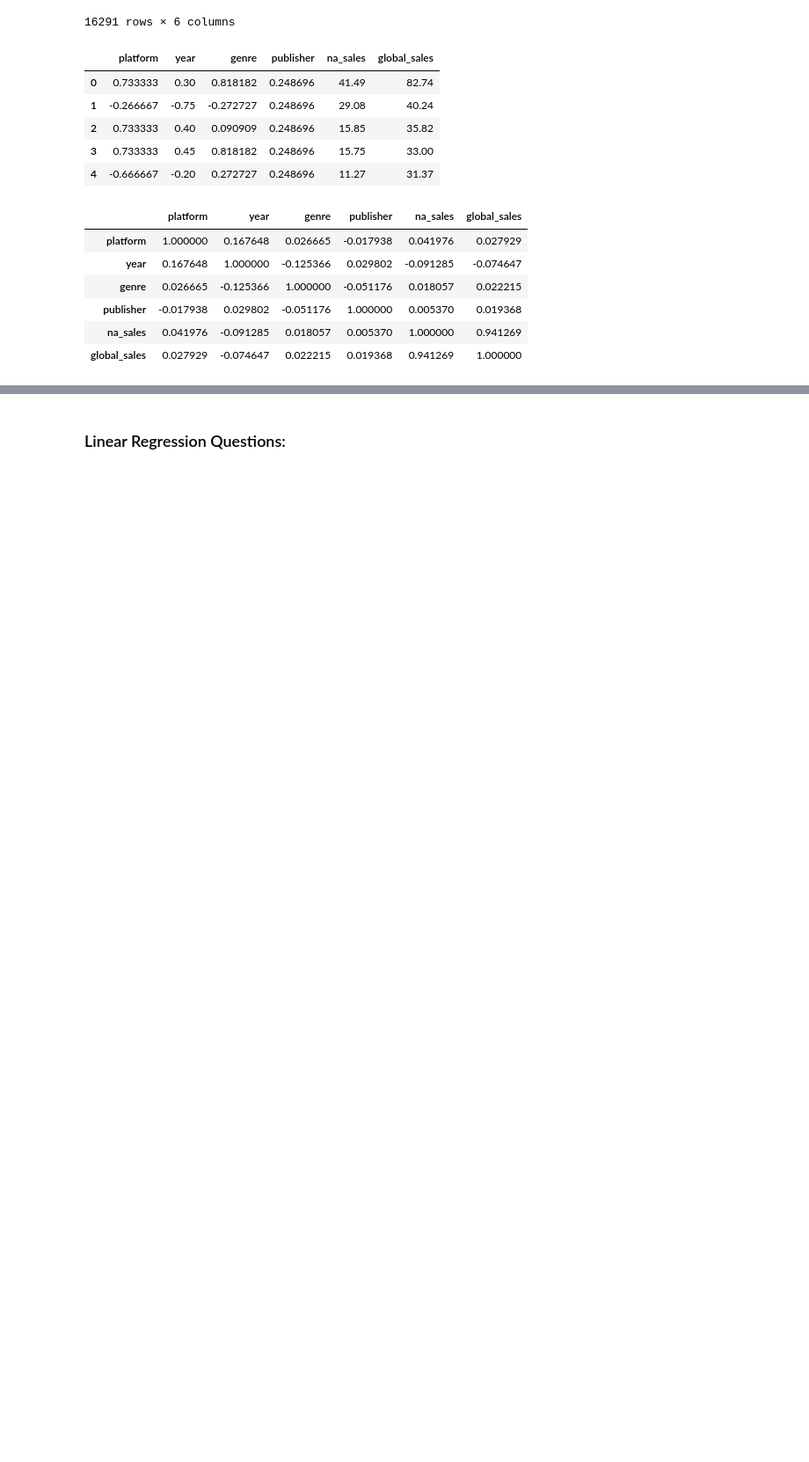
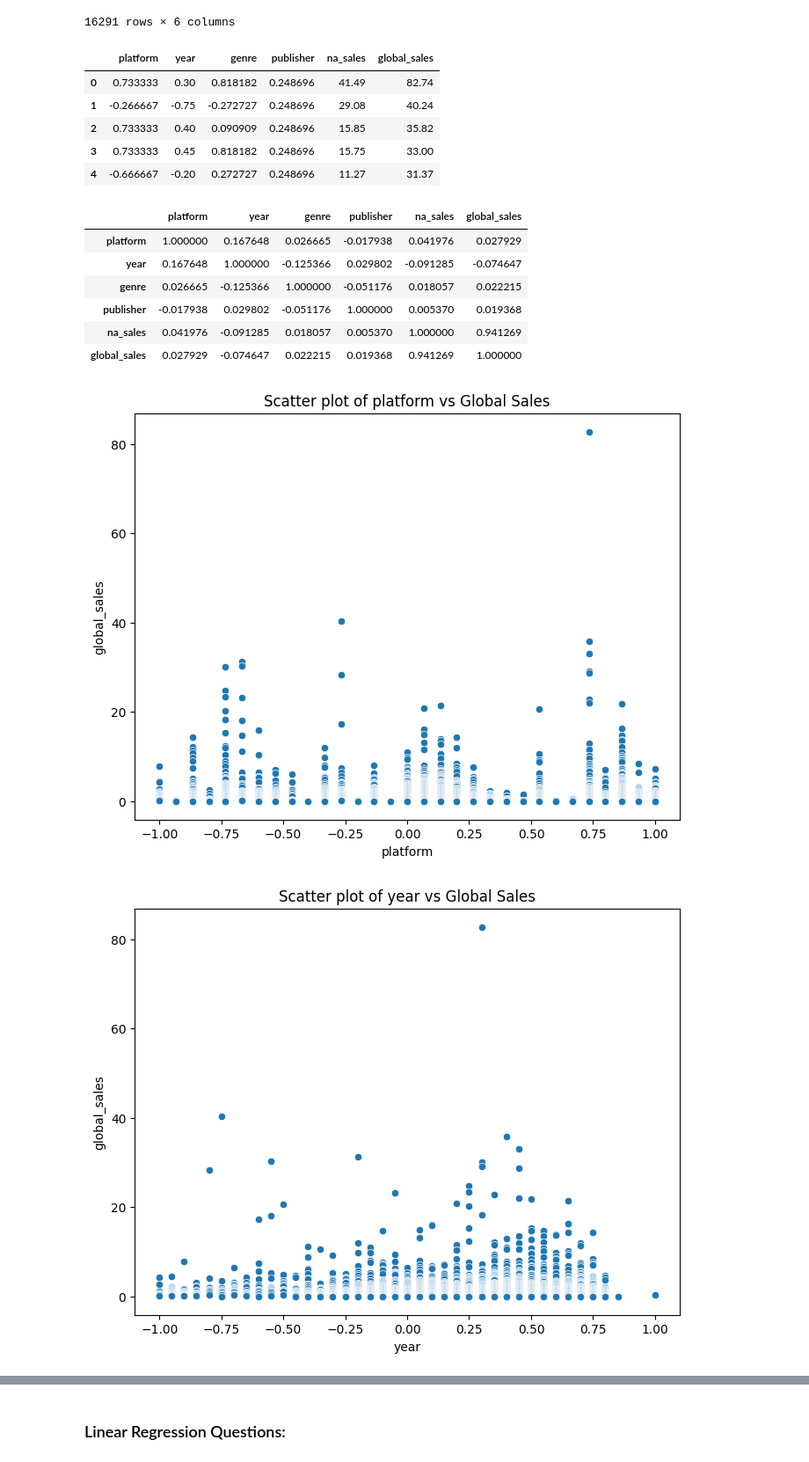
Before and after one commit to rudedude693/FSA_devops, a Jupyter notebook: notebooks/unit3/lesson_INC6/INC_6_Save_the_Princess.ipynb, the cells around one changed output, grey strips where cells are left out. Shown at 88% size. Saved outputs shown, nothing was run; the diff lists cells and outputs as text; code cells hidden in the pictures; blank space fills up the shorter version.

```diff
--- a/notebooks/unit3/lesson_INC6/INC_6_Save_the_Princess.ipynb
+++ b/notebooks/unit3/lesson_INC6/INC_6_Save_the_Princess.ipynb
@@ -221,3 +218,12 @@ df_VideoGameCleaned.corr()
 | global_sales | 0.027929 | -0.074647 | 0.022215 | 0.019368 | 0.941269 | 1.000000 |
 # %%
 # create a 2D scatter plot to 'eyeball' the relationship between your chosen feature and global_sales
+for feature in df_VideoGameCleaned.columns:
+    if feature != 'global_sales':
+        plt.figure(figsize=(8,6))
+        sns.scatterplot(data=df_VideoGameCleaned, x=feature, y='global_sales')
+        plt.title(f'Scatter plot of {feature} vs Global Sales')
+        plt.show()
+# %% [output]
+[figure, added]
+[figure, added]
```
Also changed, not shown: parts of 27 cells of this notebook, 1 other file.
